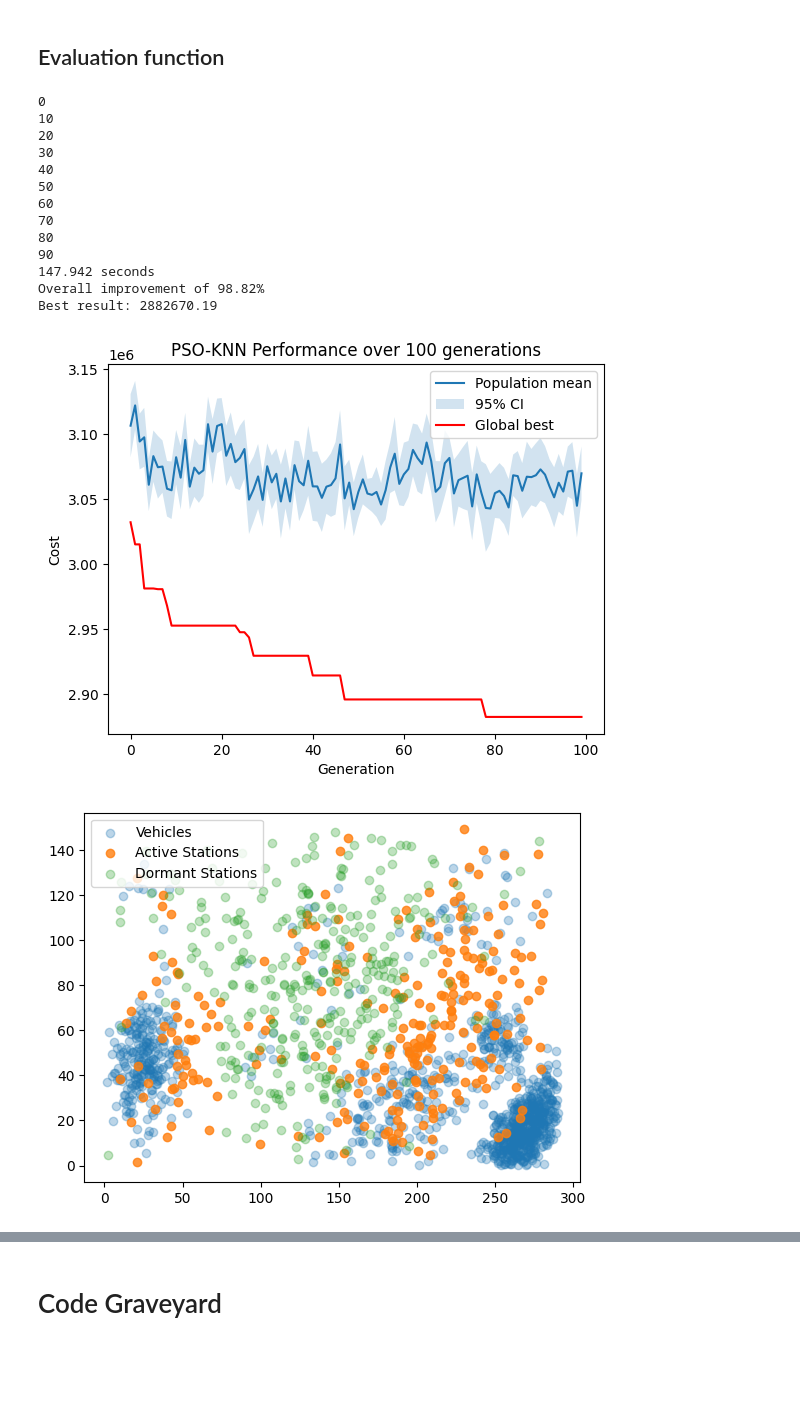
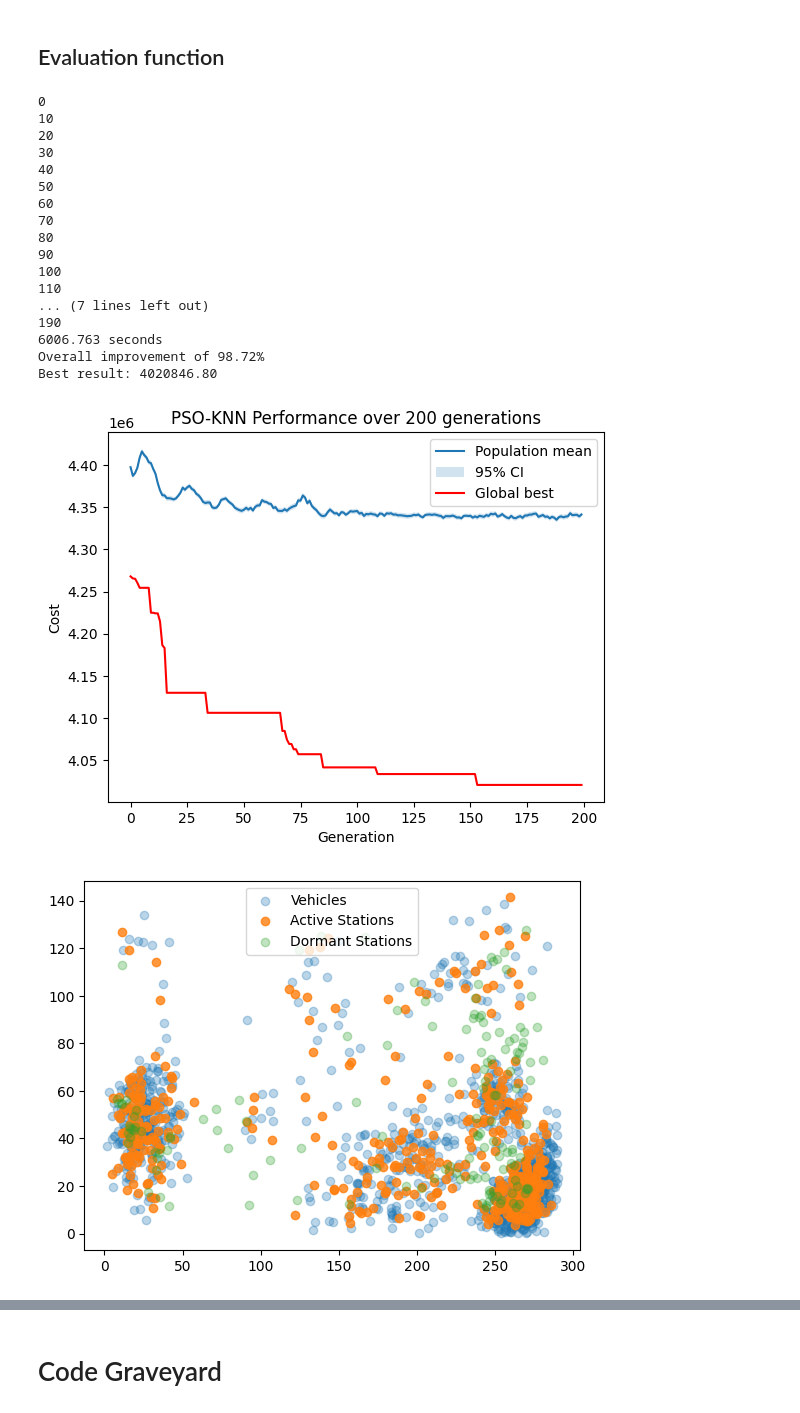
Before and after one commit to ikerforce/mopta, a Jupyter notebook: src/PSO_KNN.ipynb, the cells around one changed output, grey strips where cells are left out. Drawn from its saved outputs; the diff is of its cells as text; code cells hidden in the pictures; blank space fills up the shorter version.

```diff
--- a/src/PSO_KNN.ipynb
+++ b/src/PSO_KNN.ipynb
@@ -45,7 +45,7 @@ car_data = np.array(car_data)
 # Define individual structures
 
 n_individual = 600 # stations in an individual
-pop_size = 50 # number of individuals
+pop_size = 1000 # number of individuals
 x_max = 290 # size of search space on x axis
 y_max = 150 # size of search space on y axis
 max_chargers = 8 # max number of chargers at a station
@@ -58,10 +58,10 @@ charging_cost_per_mile = 0.0388
 construction_cost_per_station = 5000
 maintenance_fee_per_charger = 500
 no_assignment_penalty = 5000
-exceed_range_penalty = 1000
+exceed_range_penalty = 5000
 
 # define the population
-options = {'c1': 0.05, 'c2': 0.05, 'w':0.97}
+options = {'c1': 0.09, 'c2': 0.15, 'w':0.97}
 
 # uniform distribution for generating random points in the search space
 ud_x = uniform(0, x_max)
@@ -71,12 +71,19 @@ ud_y = uniform(0, y_max)
 ud = uniform(0,1)
 
 # global best station positions
-global_best_stations = np.array([[ud_x.rvs(1)[0],ud_y.rvs(1)[0]] for i in range(n_individual)]) # position of every station in the global best
+car_anchors = np.random.choice(list(range(car_data.shape[0])), n_individual)
+car_data_anchor = car_data[car_anchors]
+global_best_stations = car_data_anchor # np.array([[ud_x.rvs(1)[0],ud_y.rvs(1)[0]] for i in range(n_individual)]) # position of every station in the global best
 # global best score
 global_best_score = 1000000000
 global_best_station_counter, global_best_index = None,None
 
 local_best_scores = [1e9 for i in range(pop_size)] # storing local best scores (not positions)
+
+class Ranges:
+
+  def __init__(self, ranges):
+    self.ranges = ranges
 
 class Individual:
 
@@ -90,6 +97,8 @@ class Individual:
     self.vehicle_assignments = None
     self.assignment_proportion = None
     self.station_counter = None
+    self.distance_to_station = None
+    self.total_cost_no_penalty = None
 
   def update_positions(self, global_best_stations): # global best stations must be a numpy array with x,y coords of the best global configuration
     inertia_components = options['w'] * (self.velocities)
@@ -262,9 +308,7 @@ def KNN(population, K):
 # %%
 def evaluate(population, vehicles, global_best_score, global_best_stations, local_best_scores, K, global_best_station_counter, global_best_index):
     '''
-    this function is where we run a MIP to solve the station size problem and then evaluate the total cost
-
-    The vehicle-->station assignments must be made in this function
+    The vehicle-->station assignments are be made in this function and the cost is evaluated
     '''
 
     # print('Solving assignment problem...')
@@ -292,11 +342,15 @@ local_bests = []
 mean_prop = []
 pop_fitness = []
 # print("Generating population...")
-pop_size=20
-population = gen_pop(pop_size)
-K = 200
+pop_size=1000
+car_anchors = np.random.choice(list(range(car_data.shape[0])), n_individual)
+car_data_anchor = car_data[car_anchors]
+population = gen_pop(pop_size, car_data_anchor)
+generations = 200
+K = 50
 start = time.time()
-for gen in range(100):
+particle_movement = []
+for gen in range(generations):
   # K += 1
   if gen % 10 == 0:
     print(gen)
@@ -309,10 +363,13 @@ for gen in range(100):
     population[ind].update_positions(global_best_stations)
 
   props = []
+  gen_movement = []
   for i in range(pop_size):
     props.append(population[i].assignment_proportion)
+    gen_movement.append(population[i].positions)
 
   mean_prop.append(np.mean(props))
+  particle_movement.append(gen_movement)
 
 print("{:.3f} seconds".format(time.time()-start))
 print("Overall improvement of {:.2f}%".format(100*np.mean(pop_fitness[-1])/np.mean(pop_fitness[0])))
@@ -328,21 +385,24 @@ print('Best result: {:.2f}'.format(global_best_score))
 70
 80
 90
-147.942 seconds
-Overall improvement of 98.82%
-Best result: 2882670.19
+100
+110
+... (7 lines left out)
+190
+6006.763 seconds
+Overall improvement of 98.72%
+Best result: 4020846.80
 # %%
 # pop_fitness = np.array(pop_fitness)
 mu = np.mean(pop_fitness, axis=1)
 sig = np.std(pop_fitness, axis=1)
-generations=100
 plt.title('PSO-KNN Performance over {} generations'.format(generations))
 plt.ylabel('Cost')
 plt.xlabel('Generation')
 plt.plot(mu, label='Population mean')
-plt.fill_between(range(100), mu-2*sig/np.sqrt(pop_size), mu+2*sig/np.sqrt(pop_size), alpha=0.2, label='95% CI')
+plt.fill_between(range(generations), mu-2*sig/np.sqrt(pop_size), mu+2*sig/np.sqrt(pop_size), alpha=0.2, label='95% CI')
 plt.plot(bests, '-r', label='Global best')
 plt.legend()
 plt.show()
 # %% [output]
-[figure, old version]
+[figure, new version]
@@ -349,13 +411,14 @@ plt.show()
 # %%
-active_stations = np.array([i for i in population[global_best_index].station_counter if population[global_best_index].station_counter[i] > 0])
-dormant_stations = np.array([i for i in population[global_best_index].station_counter if population[global_best_index].station_counter[i] == 0])
+active_stations = np.array([global_best_stations[i] for i in range(global_best_stations.shape[0]) if global_best_station_counter[i] > 0])
+dormant_stations = np.array([global_best_stations[i] for i in range(global_best_stations.shape[0]) if global_best_station_counter[i] == 0])
+
 plt.scatter(car_data[:,0], car_data[:,1], label='Vehicles', alpha=0.3)
-plt.scatter(global_best_stations[active_stations][:,0], global_best_stations[active_stations][:,1], alpha=0.8, label='Active Stations')
-plt.scatter(global_best_stations[dormant_stations][:,0], global_best_stations[dormant_stations][:,1], alpha=0.3, label='Dormant Stations')
+plt.scatter(active_stations[:,0], active_stations[:,1], alpha=0.8, label='Active Stations')
+plt.scatter(dormant_stations[:,0], dormant_stations[:,1], alpha=0.3, label='Dormant Stations')
 plt.legend()
 plt.show()
 # %% [output]
-[figure, old version]
+[figure, new version]
 # %%
 plt.plot(mean_prop)
 # %% [output]
```
Also changed, not shown: parts of 13 cells of this notebook.
